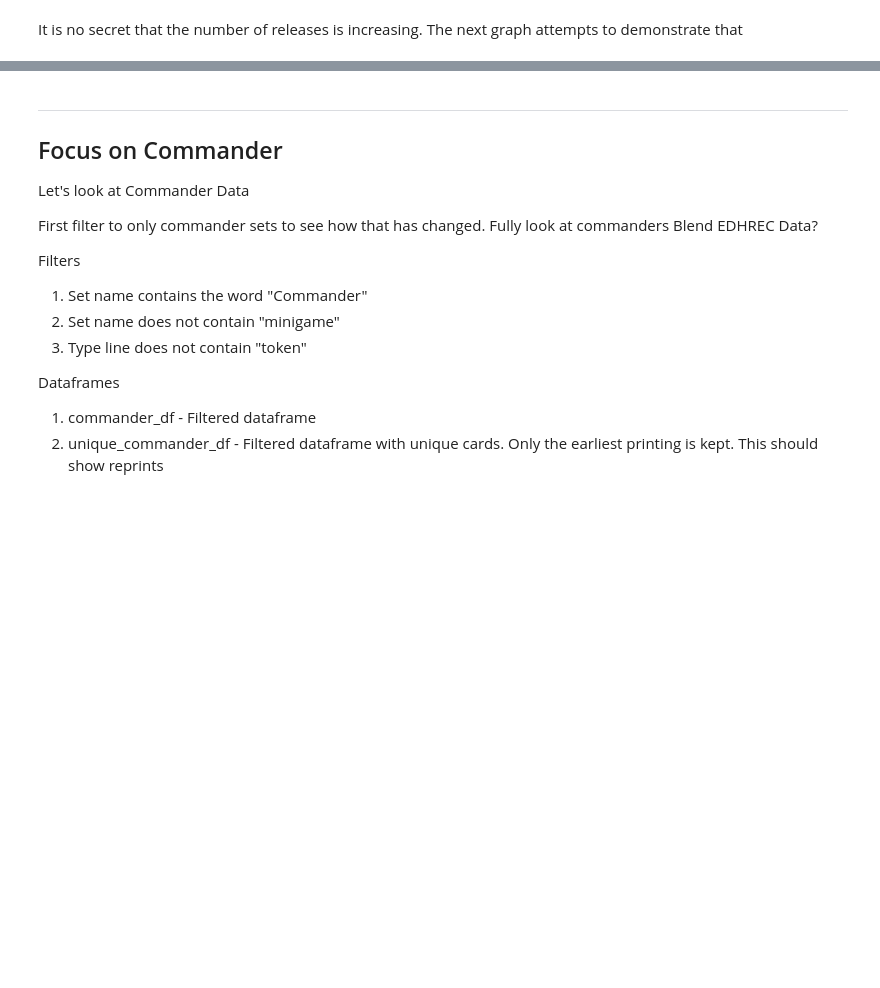
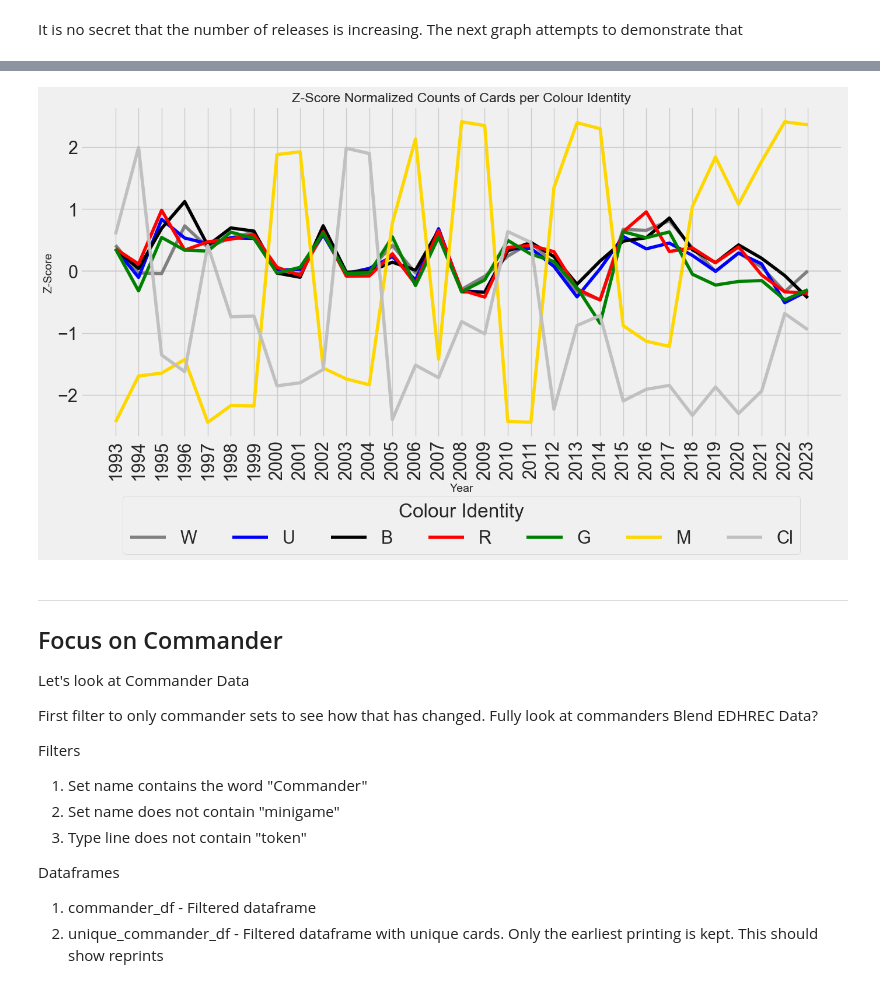
Before and after one commit to LondonBrit/mtg_data_analysis, a Jupyter notebook: Complete Analysis.ipynb, the cells around one changed output, grey strips where cells are left out. Drawn from its saved outputs; the diff is of its cells as text; code cells hidden in the pictures; blank space fills up the shorter version.

```diff
--- a/Complete Analysis.ipynb
+++ b/Complete Analysis.ipynb
@@ -457,3 +485,92 @@ plt.show()
+# %%
+# Create a new DataFrame for the analysis to keep the original df intact
+analysis_df = df_unique.copy()
+
+# Modify the 'color_identity' in the analysis_df
+analysis_df['color_identity'] = analysis_df['color_identity'].apply(lambda x: 'M' if len(x) > 1 else (x[0] if x else 'Cl'))
+
+# Group by 'year' and 'color_identity' and count the number of cards
+color_id_group = analysis_df.groupby(['year', 'color_identity']).size().unstack(fill_value=0)
+
+# Calculate the percentage change for the new group
+color_id_pct_change = color_id_group.pct_change().fillna(0) * 100
+
+# Normalize the data by converting counts to proportions of the total for each year
+yearly_totals = color_id_group.sum(axis=1)
+normalized_color_id_group = color_id_group.divide(yearly_totals, axis=0)
+normalized_color_id_pct_change = normalized_color_id_group.pct_change().fillna(0) * 100
+
+# Normalize the data using z-score method
+zscore_normalized = normalized_color_id_group.apply(zscore, axis=1)
+
+# Colors dictionary
+colors = {
+    "W": "grey",
+    "U": "blue",
+    "B": "black",
+    "R": "red",
+    "G": "green",
+    "M": "gold",
+    "Cl": "silver"
+}
+
+# Plot settings
+plt.rcParams.update({'axes.titlesize': 'large', 'axes.labelsize': 'medium'})
+
+#Combined Graphs
+
+# # Plot for percentage change of proportions
+# plt.figure(figsize=(15, 7))
+# for color_identity, color in colors.items():
+#     plt.plot(normalized_color_id_pct_change.index, normalized_color_id_pct_change[color_identity], label=color_identity, color=color)
+
+# plt.title('Year-over-Year Percentage Change in Proportion of Cards per Colour Identity')
+# plt.xlabel('Year')
+# plt.ylabel('Percentage Change in Proportion (%)')
+# plt.legend(title='Colour Identity')
+# plt.axhline(0, color='grey', lw=0.5)
+# plt.grid(True)
+# plt.show()
+
+# Plot for z-score normalized data
+plt.figure(figsize=(15, 7))
+for color_identity, color in colors.items():
+    plt.plot(zscore_normalized.index, zscore_normalized[color_identity], label=color_identity, color=color)
+
+plt.title('Z-Score Normalized Counts of Cards per Colour Identity')
+plt.xlabel('Year')
+plt.ylabel('Z-Score')
+plt.legend(title='Colour Identity',loc='upper center', bbox_to_anchor=(0.5, -0.15), ncol=7)
+plt.xticks(zscore_normalized.index, rotation=90)  # Rotate labels to avoid overlap if necessary
+plt.axhline(0, color='grey', lw=0.5)
+plt.grid(True)
+plt.show()
+
+#Graph per colour ID
+
+# # Plot for percentage change of proportions
+# for color_identity, color in colors.items():
+#     plt.figure(figsize=(10, 6))
+#     normalized_color_id_pct_change[color_identity].plot(kind='line', color=color)
+#     plt.title(f'Percentage Change for Colour Identity {color_identity} - Proportion Based')
+#     plt.xlabel('Year')
+#     plt.ylabel('Percentage Change')
+#     plt.axhline(0, color='grey', lw=0.5)
+#     plt.grid(True)
+#     plt.show()
+
+# Plot for z-score normalized data graph per colour
+# for color_identity, color in colors.items():
+#     plt.figure(figsize=(10, 6))
+#     zscore_normalized[color_identity].plot(kind='line', color=color)
+#     plt.title(f'Z-Score Normalized for Colour Identity {color_identity}')
+#     plt.xlabel('Year')
+#     plt.ylabel('Z-Score')
+#     plt.axhline(0, color='grey', lw=0.5)
+#     plt.grid(True)
+#     plt.show()
+# %% [output]
+[figure, added]
 # %% [markdown]
 ---
 
```
Also changed, not shown: parts of 11 cells of this notebook, 1 other file.
